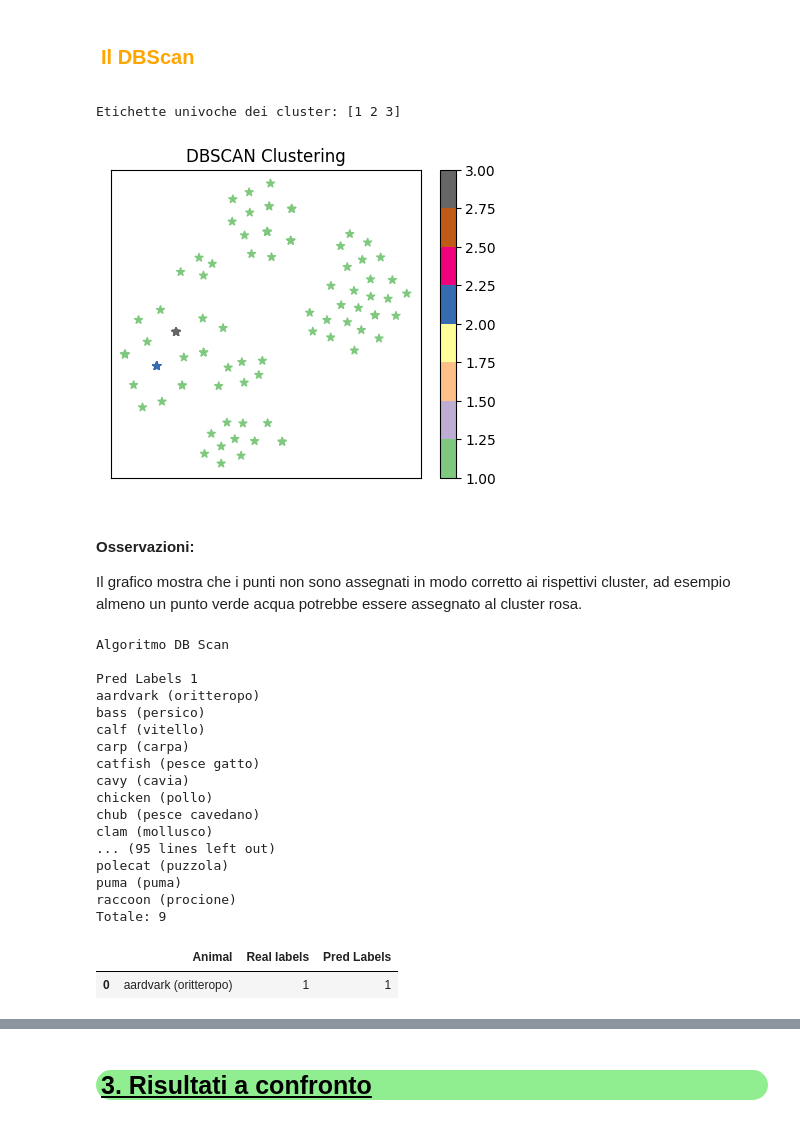
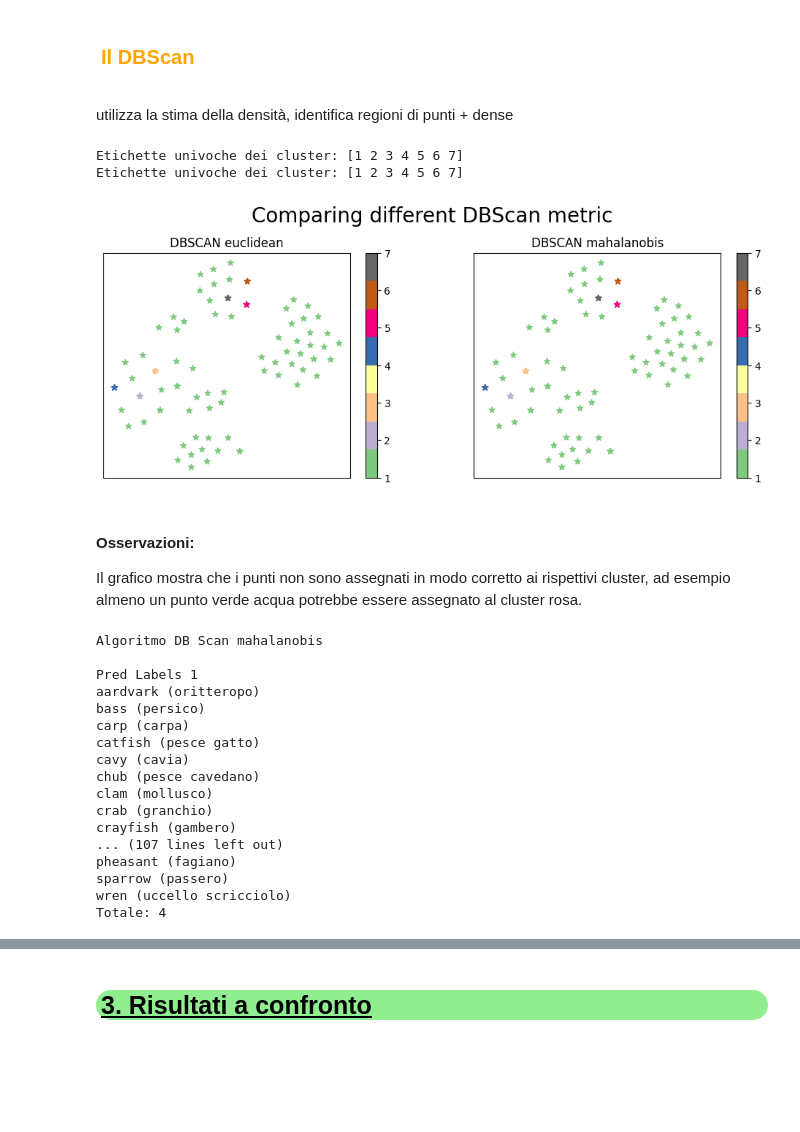
Before and after one commit to Laura1385/projectzoo, a Jupyter notebook: Maincode.ipynb, the cells around one changed output, grey strips where cells are left out. Cells and saved outputs as stored; diff of their text form; code cells hidden in the pictures; blank space fills up the shorter version.

```diff
--- a/Maincode.ipynb
+++ b/Maincode.ipynb
@@ -179,6 +219,7 @@ ut.update_animal_name(df_zoo, 'dove (dove)', 'dove (piccione)')
 ut.update_animal_name(df_zoo, 'haddock (eglefino)', 'haddock (pesce eglefino)')
 ut.update_animal_name(df_zoo, 'kiwi (kiwi)', 'kiwi (uccello kiwi)')
 ut.update_animal_name(df_zoo, 'mole (neo)', 'mole (talpa)')
+ut.update_animal_name(df_zoo, 'pussycat (micio)', 'pussycat (gatto)')
 ut.update_animal_name(df_zoo, 'rhea (nandù)', 'rhea (uccello nandù)')
 ut.update_animal_name(df_zoo, 'sealion (sigillatura)', 'sealion (leone marino)')#a volte la traduzione è corretta
 ut.update_animal_name(df_zoo, 'seawasp (vespa marina)', 'seawasp (medusa)') #a volte lo traduce così
@@ -340 +370,4 @@ Valori positivi:
+# %%
+df_new #df complete
+df_nc = df_new.drop(['class_type (tipo_classe)'],axis=1) #df without class_type column
 # %%
@@ -428,6 +451,6 @@ df_new2.head(1)
 # %%
-X = df_new2.iloc[:, 1:17].values  #select all
-y = df_new2.iloc[:, -4].values  #select legs column
+X = df_nc.iloc[:, 1:17].values  #select all
+y = df_nc.iloc[:, -4].values  #select legs column
 n_samples, n_features = X.shape
 n_samples, n_features
 # %% [output]
@@ -886,38 +841,45 @@ weighted avg       0.47      0.44      0.44       101
+# %% [markdown]
+utilizza la stima della densità, identifica regioni di punti + dense
 # %%
 #take data's T-Sne
 X = data_reduced
 
 #dbscan clustering
-dbscan, labels = ut.dbscan_clust(X, eps= 1.5, min_samples= 5, metric='euclidean')
+labels_e = ut.dbscan_clust(X, eps= 1.5, min_samples= 3, metric='euclidean')
+labels_m = ut.dbscan_clust(X, eps= 1.5, min_samples= 3, metric='mahalanobis')
 # %% [output]
-Etichette univoche dei cluster: [1 2 3]
+Etichette univoche dei cluster: [1 2 3 4 5 6 7]
+Etichette univoche dei cluster: [1 2 3 4 5 6 7]
 # %%
-#Scatter plot
-ut.scatter_plot(X, c=labels, title='DBSCAN Clustering', cmap='Accent', marker='*')
+#Comparing different metrics
+fig, (ax1, ax2) = plt.subplots(nrows=1, ncols=2, figsize=(12, 4))
+ut.scatter_plot(X, c=labels_e[1], title='DBSCAN euclidean', cmap='Accent', marker='*', ax=ax1)
+ut.scatter_plot(X, c=labels_m[1], title='DBSCAN mahalanobis', cmap='Accent', marker='*', ax=ax2)
+fig.suptitle("Comparing different DBScan metric", fontsize=20, y=1.04)
 plt.show()
 # %% [output]
-[figure, old version]
+[figure, new version]
 # %% [markdown]
 #### Osservazioni:
 Il grafico mostra che i punti non sono assegnati in modo corretto ai rispettivi cluster, ad esempio almeno un punto verde acqua potrebbe essere assegnato al cluster rosa.
 # %%
 #Extract the algorithm's results
-df_cl=ut.results_group(X, df_new2, labels , 'DB Scan')
+df_cl=ut.results_group(X, df_nc, labels_m[1] , 'DB Scan mahalanobis')
 # %% [output]
-Algoritmo DB Scan
+Algoritmo DB Scan mahalanobis
 
 Pred Labels 1
 aardvark (oritteropo)
 bass (persico)
-calf (vitello)
 carp (carpa)
 catfish (pesce gatto)
 cavy (cavia)
-chicken (pollo)
 chub (pesce cavedano)
 clam (mollusco)
-... (95 lines left out)
-polecat (puzzola)
-puma (puma)
-raccoon (procione)
-Totale: 9
+crab (granchio)
+crayfish (gambero)
+... (107 lines left out)
+pheasant (fagiano)
+sparrow (passero)
+wren (uccello scricciolo)
+Totale: 4
@@ -927,14 +885,0 @@ Totale: 9
-# %%
-df_real = df_new.iloc[:, [0, -1]]
-df_real = df_real.rename(columns={'animal_name (nome_animale)': 'Animal', 'class_type (tipo_classe)': 'Real labels'})
-#df_real.head(1)
-
-df_pred = df_cl.copy()
-df_pred['Pred Labels'] = df_pred['Pred Labels'].astype('int64')
-#df_pred.head(1)
-
-merged_df = pd.merge(df_real, df_pred, on='Animal')
-merged_df.head(1)
-# %% [output]
-|  | Animal | Real labels | Pred Labels |
-| 0 | aardvark (oritteropo) | 1 | 1 |
```
Also changed, not shown: parts of 98 cells of this notebook, 13 other files.
